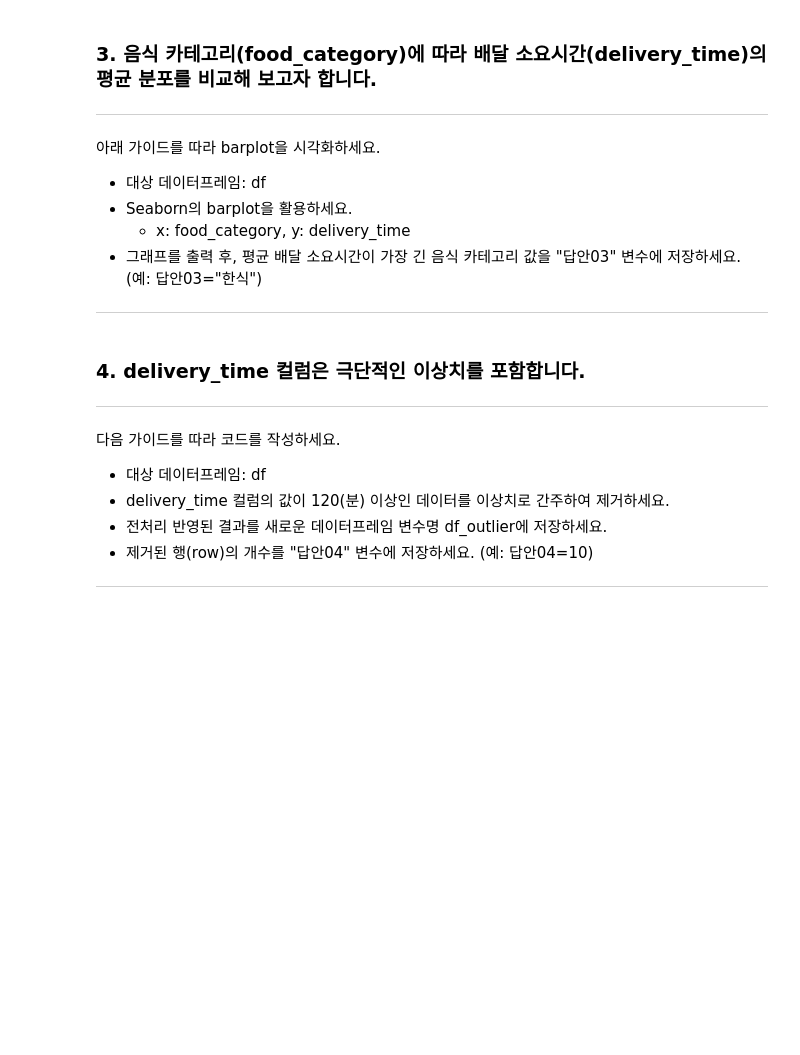
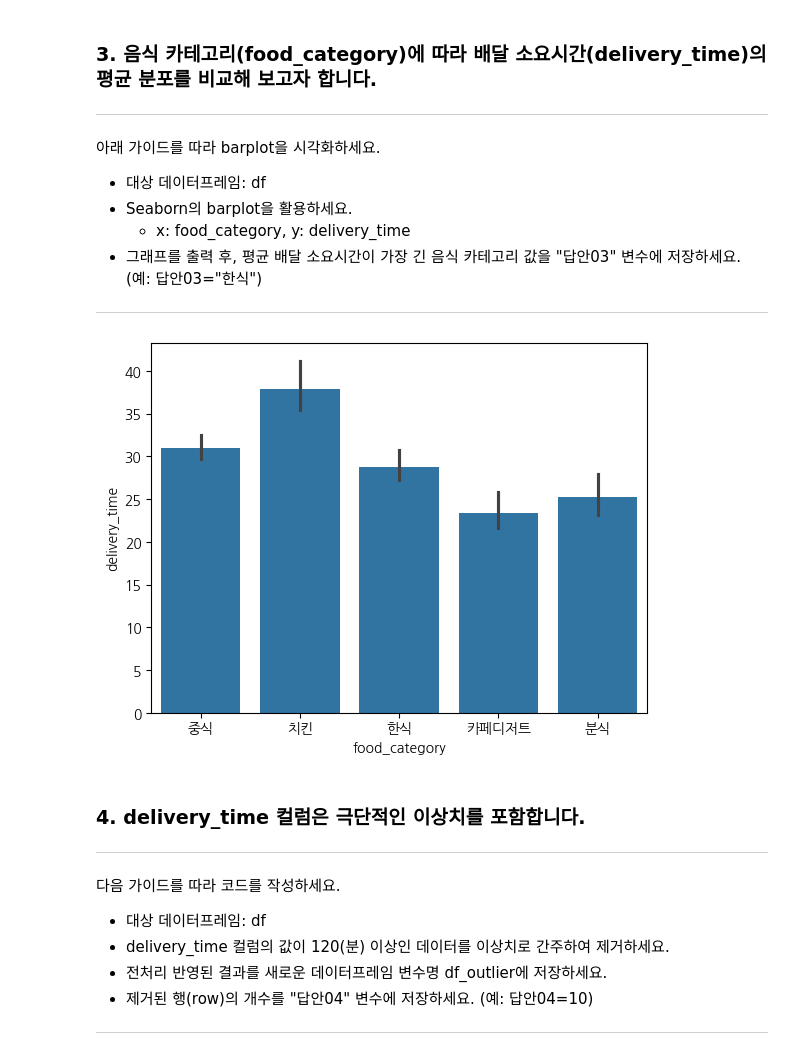
Before and after one commit to qnrPwjd/EST_AI_Challengers_Code, a Jupyter notebook: Week4(GenAI)/자격특강_4강_모의고사_회귀.ipynb, the cells around one changed output. Drawn from its saved outputs; the diff is of its cells as text; code cells hidden in the pictures; blank space fills up the shorter version.

```diff
--- a/Week4(GenAI)/자격특강_4강_모의고사_회귀.ipynb
+++ b/Week4(GenAI)/자격특강_4강_모의고사_회귀.ipynb
@@ -110,3 +141,11 @@ display(df.describe(include='all'))
+# %%
+# 여기에 답안코드를 작성하세요.
+sns.barplot(data = df, x = 'food_category', y = 'delivery_time')
+plt.show()
+
+답안03 = '치킨'
+# %% [output]
+[figure, added]
 # %% [markdown]
 ### 4. delivery_time 컬럼은 극단적인 이상치를 포함합니다.
 ---
```
Also changed, not shown: parts of 16 cells of this notebook.
